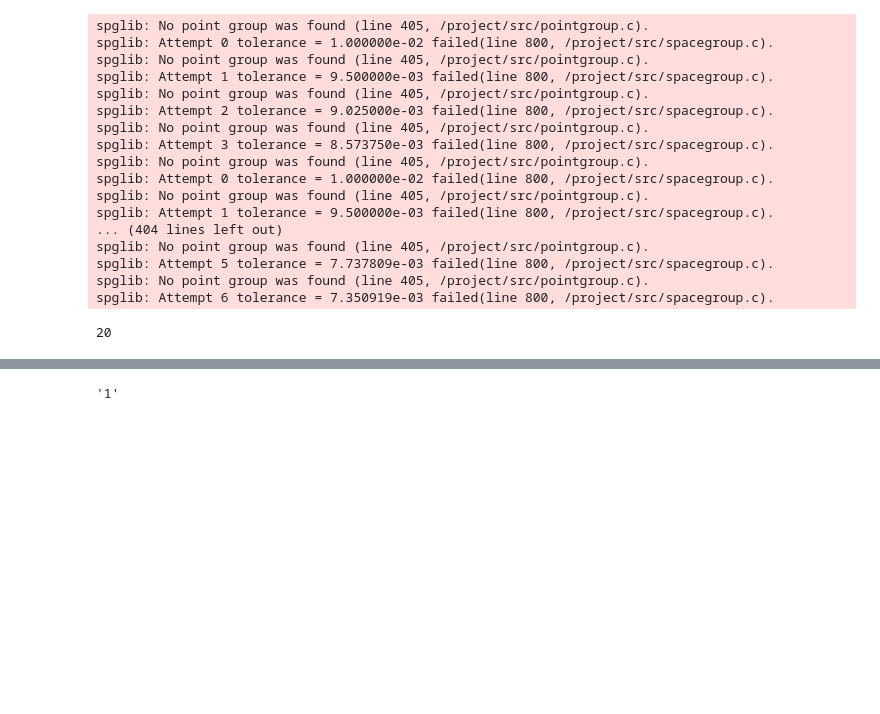
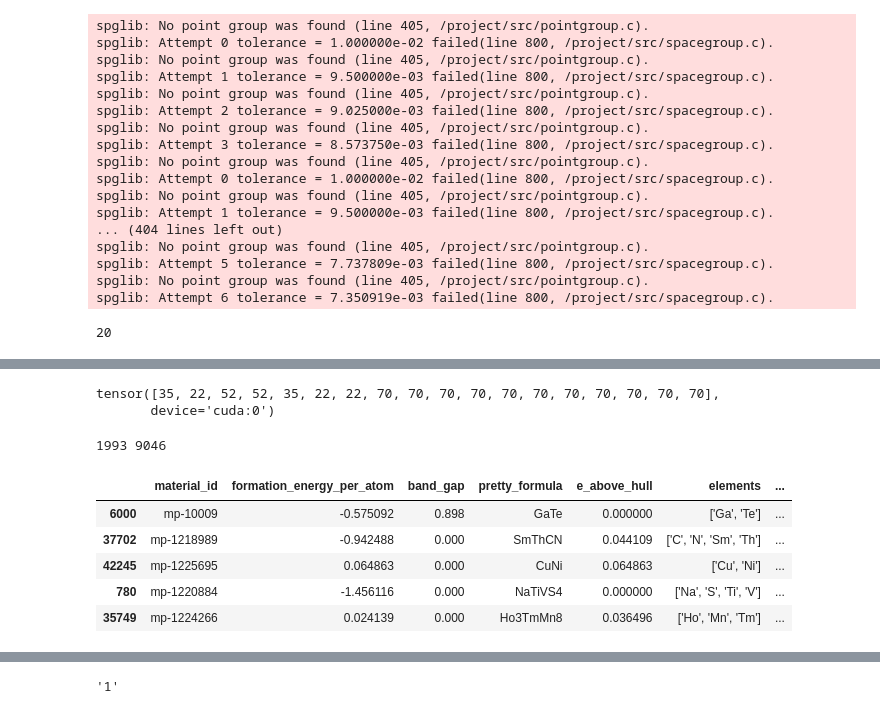
Before and after one commit to kedhip/WyckoffTransformer, a Jupyter notebook: Playground.ipynb, the cells around one changed output, grey strips where cells are left out. Saved outputs shown, nothing was run; the diff lists cells and outputs as text; code cells hidden in the pictures; blank space fills up the shorter version.

```diff
--- a/Playground.ipynb
+++ b/Playground.ipynb
@@ -455,0 +523,5 @@ generator.from_random(3, group_number, species=["C"], numIons=[mutliplicity], si
+# %%
+sites[:, 0]
+# %% [output]
+tensor([35, 22, 52, 52, 35, 22, 22, 70, 70, 70, 70, 70, 70, 70, 70, 70, 70, 70],
+       device='cuda:0')
@@ -455,0 +565,13 @@ generator.from_random(3, group_number, species=["C"], numIons=[mutliplicity], si
+# %%
+print(valid, total)
+# %% [output]
+1993 9046
+# %%
+MP_20_test.head()
+# %% [output]
+|  | material_id | formation_energy_per_atom | band_gap | pretty_formula | e_above_hull | elements | ... |
+| 6000 | mp-10009 | -0.575092 | 0.898 | GaTe | 0.000000 | ['Ga', 'Te'] | ... |
+| 37702 | mp-1218989 | -0.942488 | 0.000 | SmThCN | 0.044109 | ['C', 'N', 'Sm', 'Th'] | ... |
+| 42245 | mp-1225695 | 0.064863 | 0.000 | CuNi | 0.064863 | ['Cu', 'Ni'] | ... |
+| 780 | mp-1220884 | -1.456116 | 0.000 | NaTiVS4 | 0.000000 | ['Na', 'S', 'Ti', 'V'] | ... |
+| 35749 | mp-1224266 | 0.024139 | 0.000 | Ho3TmMn8 | 0.036496 | ['Ho', 'Mn', 'Tm'] | ... |
```
Also changed, not shown: parts of 79 cells of this notebook, 2 other files.
